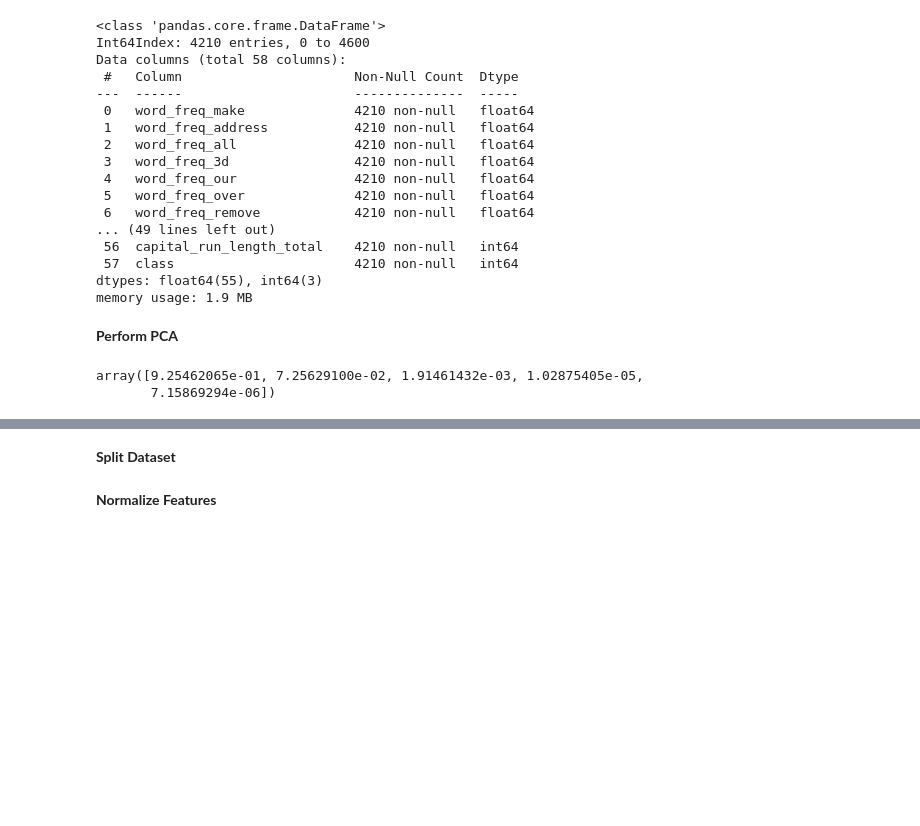
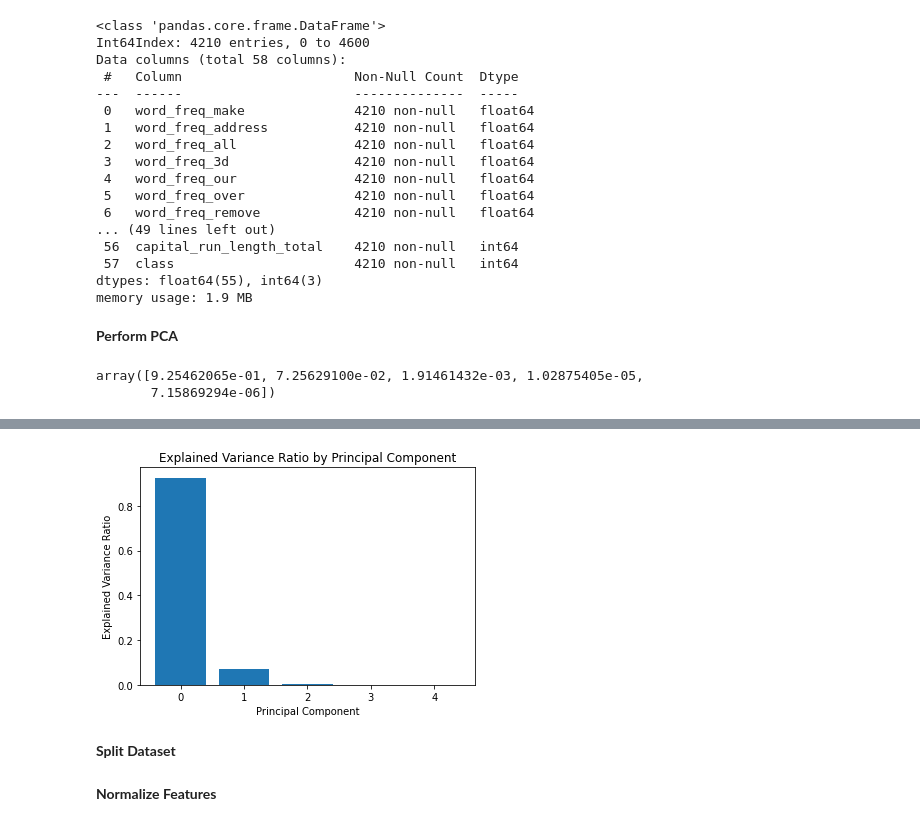
Before and after one commit to Sankeetha-Elancheliyan/CM2604-ML-CW, a Jupyter notebook: ML_CW_KNN.ipynb, the cells around one changed output, grey strips where cells are left out. Cells and saved outputs as stored; diff of their text form; code cells hidden in the pictures; blank space fills up the shorter version.

Commit message:
Added Visualization

```diff
--- a/ML_CW_KNN.ipynb
+++ b/ML_CW_KNN.ipynb
@@ -83,7 +83,7 @@ y = dataset.iloc[:, -1]
 # %%
 from sklearn.decomposition import PCA
 pca = PCA(n_components=5)
-principle_comoponents = pca.fit_transform(X)
+principle_components = pca.fit_transform(X)
 # %%
 pca.explained_variance_ratio_
 # %% [output]
@@ -92,3 +113,17 @@ array([9.25462065e-01, 7.25629100e-02, 1.91461432e-03, 1.02875405e-05,
+# %%
+import matplotlib.pyplot as plt
+
+# assuming pca is your trained PCA object
+explained_variance_ratio = pca.explained_variance_ratio_
+
+# create a bar chart of the explained variance ratio
+plt.bar(range(len(explained_variance_ratio)), explained_variance_ratio)
+plt.xlabel('Principal Component')
+plt.ylabel('Explained Variance Ratio')
+plt.title('Explained Variance Ratio by Principal Component')
+plt.show()
+# %% [output]
+[figure, added]
 # %% [markdown]
 **Split Dataset**
 # %%
```
Also changed, not shown: parts of 5 cells of this notebook.
